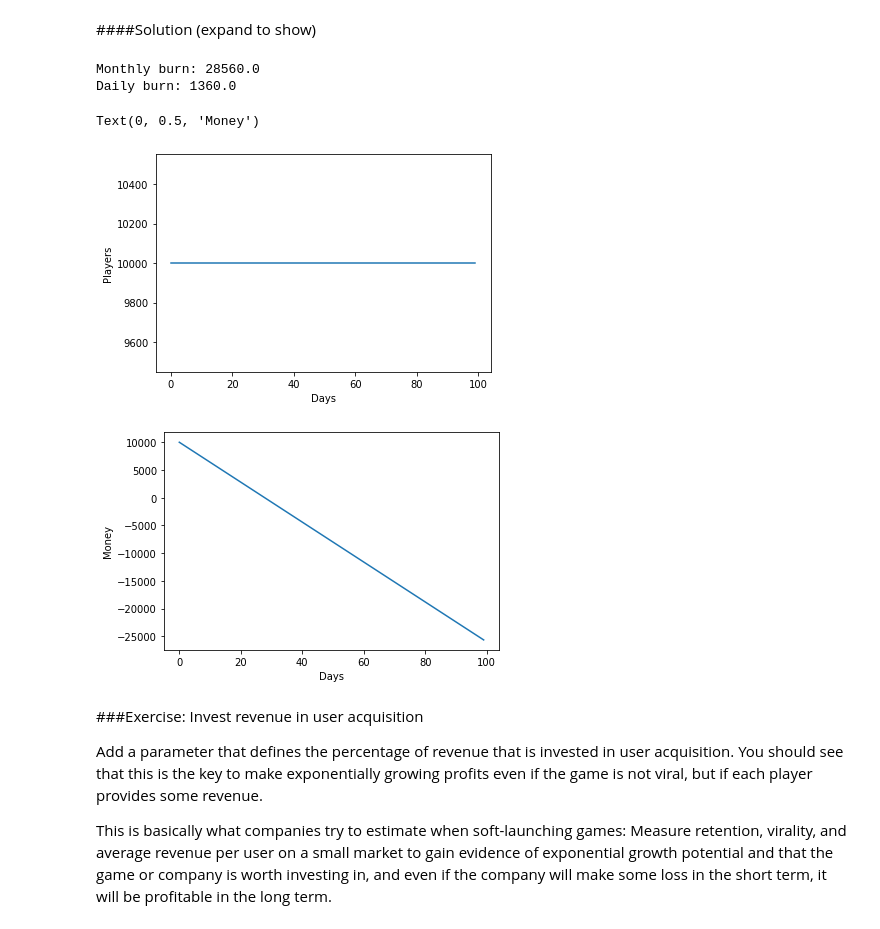
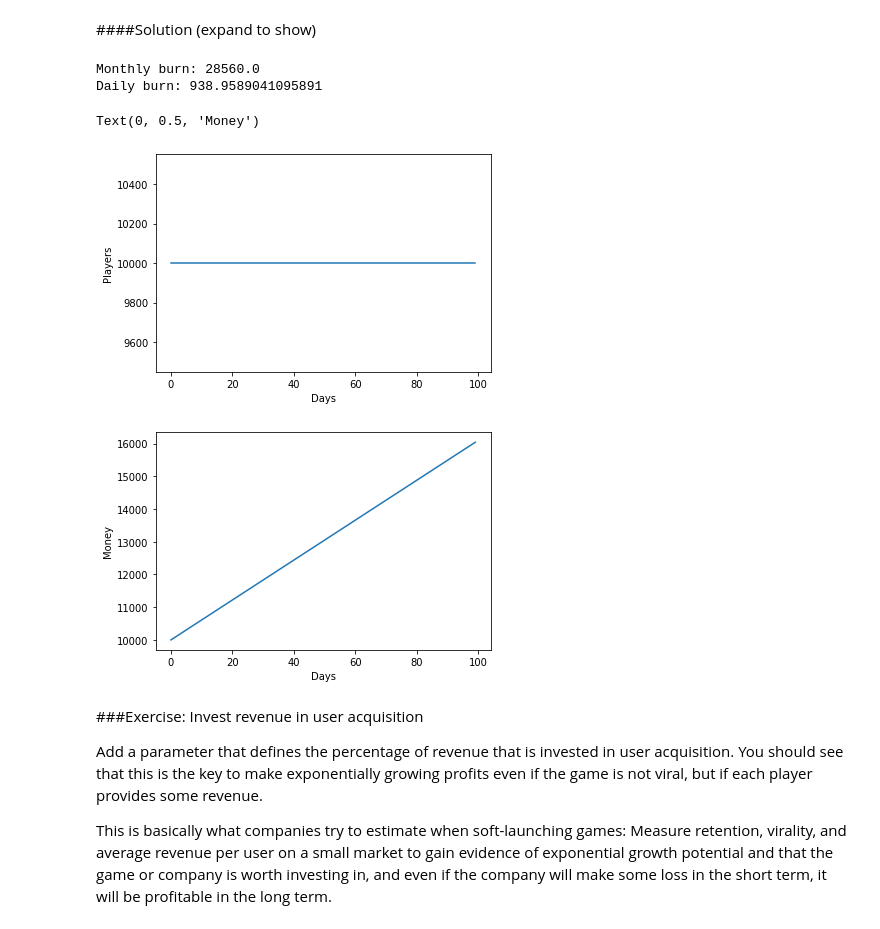
Before and after one commit to PerttuHamalainen/GameAnalysis, a Jupyter notebook: RetentionAndVirality.ipynb, the cells around one changed output. Drawn from its saved outputs; the diff is of its cells as text; code cells hidden in the pictures.

```diff
--- a/RetentionAndVirality.ipynb
+++ b/RetentionAndVirality.ipynb
@@ -295,7 +295,7 @@ daysToSimulate=100
 
 #Compute and print monthly and daily burn
 monthlyBurn=employees*monthlySalary*auxiliaryMultiplier*overheadsMultiplier
-dailyBurn=monthlyBurn/21
+dailyBurn=monthlyBurn*12/365
 print("Monthly burn:",monthlyBurn)
 print("Daily burn:",dailyBurn)
 
@@ -315,35 +315,35 @@ for i in range(daysToSimulate):
     playerCounts.append(players)
 
     #Now, we explicitly compute new and churned players
     #and store them into variables, as we need them
     #for the monetization calculation
     newPlayers=virality*players
     churnedPlayers=churnProbability*players
 
     #Update monetization
     money+=players*dailyRevenuePerPlayer
     money+=gamePrice*newPlayers
     money-=dailyBurn
 
     #Update player count
     players=players + newPlayers - churnedPlayers
 
 #plot players over time
 plt.plot(playerCounts)
 plt.xlabel("Days")
 plt.ylabel("Players")
 
 #plot money over time
 plt.figure()  #create new plot
 plt.plot(moneyAmounts)
 plt.xlabel("Days")
 plt.ylabel("Money")
 # %% [output]
 Monthly burn: 28560.0
-Daily burn: 1360.0
+Daily burn: 938.9589041095891
 Text(0, 0.5, 'Money')
 [figure]
-[figure, old version]
+[figure, new version]
 # %% [markdown]
 ###Exercise: Invest revenue in user acquisition
 
```
Also changed, not shown: parts of 2 cells of this notebook.
